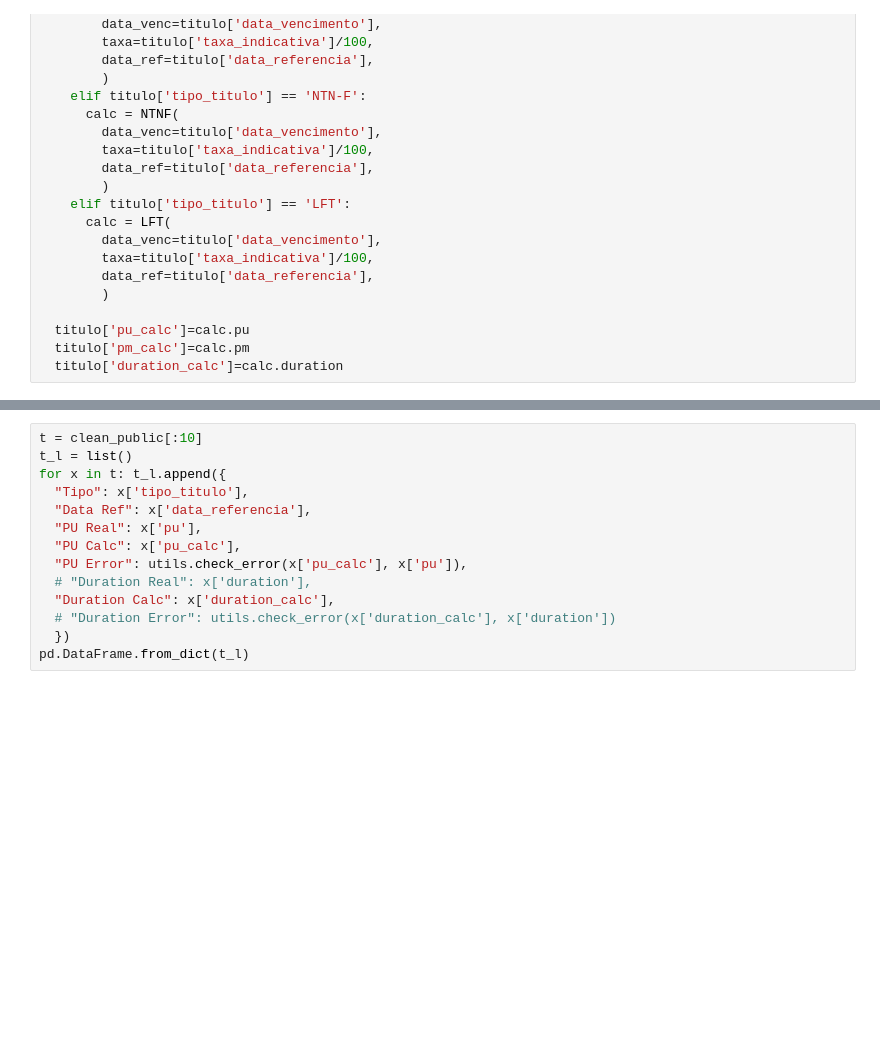
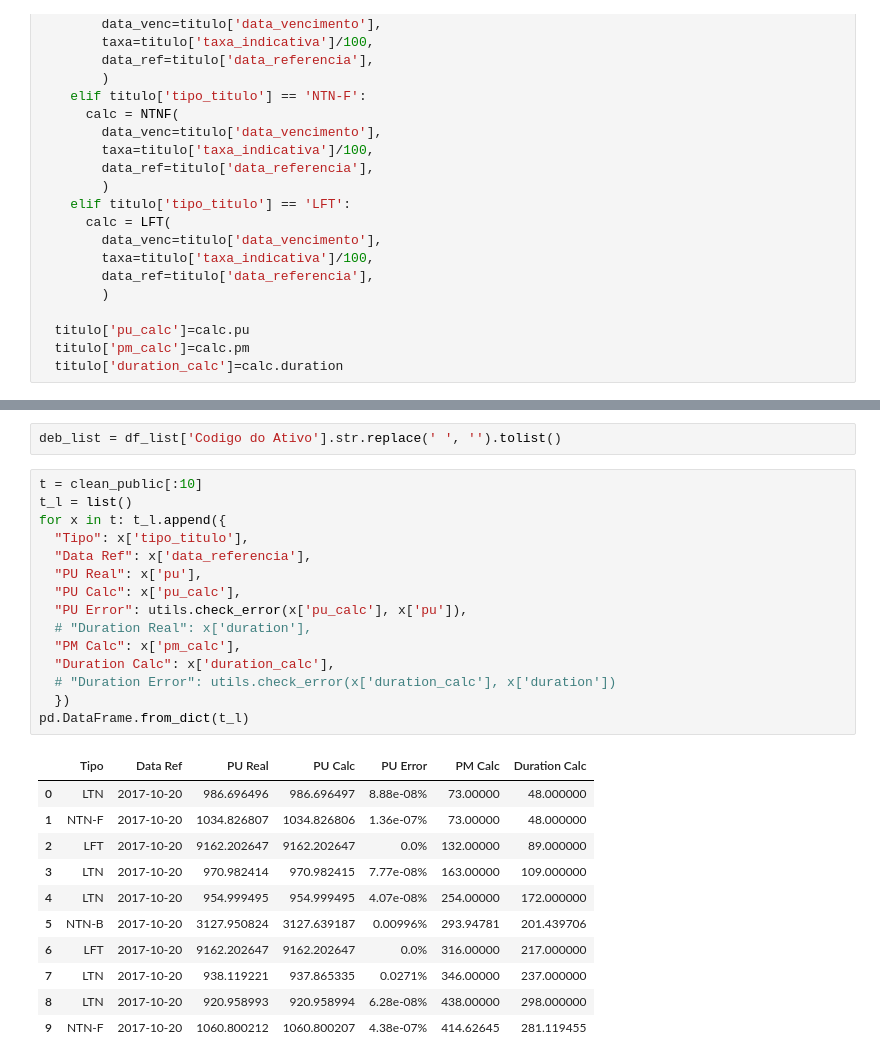
Before and after one commit to OlliePoyo/desafiokinea, a Jupyter notebook: main.ipynb, the cells around one changed output, grey strips where cells are left out. Cells and saved outputs as stored; diff of their text form; blank space fills up the shorter version.

```diff
--- a/main.ipynb
+++ b/main.ipynb
@@ -61,14 +100,29 @@ for titulo in clean_public[:10]:
+# %%
+deb_list = df_list['Codigo do Ativo'].str.replace(' ', '').tolist()
 # %%
 t = clean_public[:10]
 t_l = list()
 for x in t: t_l.append({
   "Tipo": x['tipo_titulo'],
   "Data Ref": x['data_referencia'],
   "PU Real": x['pu'],
   "PU Calc": x['pu_calc'],
   "PU Error": utils.check_error(x['pu_calc'], x['pu']),
   # "Duration Real": x['duration'],
+  "PM Calc": x['pm_calc'],
   "Duration Calc": x['duration_calc'],
   # "Duration Error": utils.check_error(x['duration_calc'], x['duration'])
   })
 pd.DataFrame.from_dict(t_l)
+# %% [output]
+|  | Tipo | Data Ref | PU Real | PU Calc | PU Error | PM Calc | Duration Calc |
+| 0 | LTN | 2017-10-20 | 986.696496 | 986.696497 | 8.88e-08% | 73.00000 | 48.000000 |
+| 1 | NTN-F | 2017-10-20 | 1034.826807 | 1034.826806 | 1.36e-07% | 73.00000 | 48.000000 |
+| 2 | LFT | 2017-10-20 | 9162.202647 | 9162.202647 | 0.0% | 132.00000 | 89.000000 |
+| 3 | LTN | 2017-10-20 | 970.982414 | 970.982415 | 7.77e-08% | 163.00000 | 109.000000 |
+| 4 | LTN | 2017-10-20 | 954.999495 | 954.999495 | 4.07e-08% | 254.00000 | 172.000000 |
+| 5 | NTN-B | 2017-10-20 | 3127.950824 | 3127.639187 | 0.00996% | 293.94781 | 201.439706 |
+| 6 | LFT | 2017-10-20 | 9162.202647 | 9162.202647 | 0.0% | 316.00000 | 217.000000 |
+| 7 | LTN | 2017-10-20 | 938.119221 | 937.865335 | 0.0271% | 346.00000 | 237.000000 |
+| 8 | LTN | 2017-10-20 | 920.958993 | 920.958994 | 6.28e-08% | 438.00000 | 298.000000 |
+| 9 | NTN-F | 2017-10-20 | 1060.800212 | 1060.800207 | 4.38e-07% | 414.62645 | 281.119455 |
```
Also changed, not shown: parts of 8 cells of this notebook.
